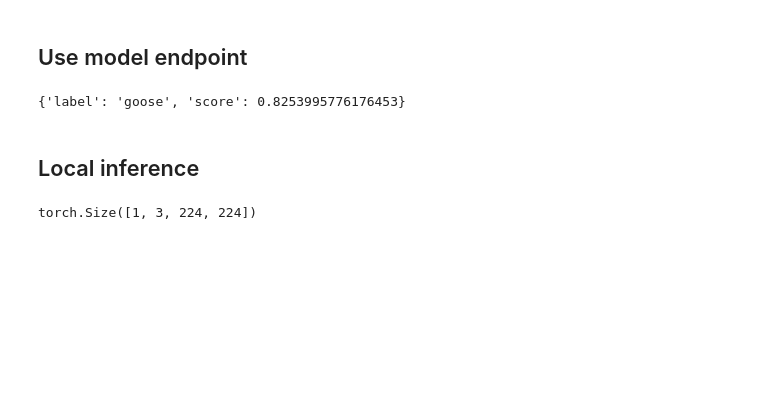
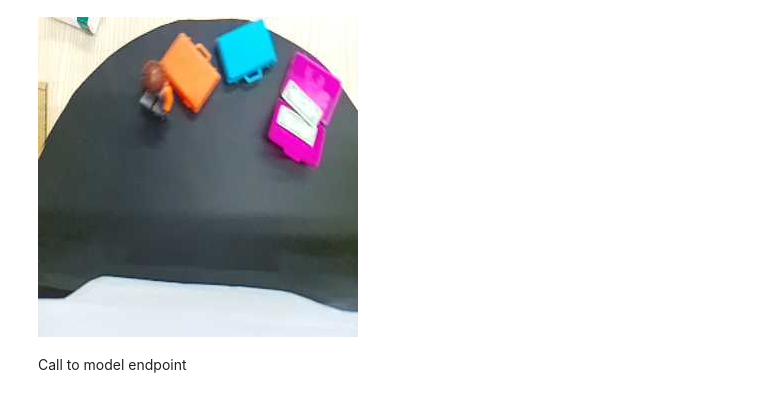
Before and after one commit to loomlike/pi-eye, a Jupyter notebook: notebooks/model_test.ipynb, the cells around one changed output. Cells and saved outputs as stored; diff of their text form; code cells hidden in the pictures; blank space fills up the shorter version.

```diff
--- a/notebooks/model_test.ipynb
+++ b/notebooks/model_test.ipynb
@@ -17,3 +0,0 @@ from pieye.labels import imagenet_labels
-# %%
-image = Image.open("test_image.jpg")
-image
@@ -22,14 +16,11 @@ image
+# %%
+image_path = "../../data/images/vid-20240917202450-1c7cfb49-41a6-4177-9c12-c23d3ce011b4.jpg"
+
+with open(image_path, "rb") as image:
+    b = bytearray(image.read())
+# %%
+Image.open(io.BytesIO(b))
+# %% [output]
+[figure, added]
 # %% [markdown]
-## Use model endpoint
+Call to model endpoint
-# %%
-import requests
-
-res = requests.post(
-    "http://localhost:5000/predict",
-    files={"image": open("test_image.jpg", "rb")}
-)
-res.json()
-# %% [output]
-{'label': 'goose', 'score': 0.8253995776176453}
-# %% [markdown]
-## Local inference
@@ -50,5 +26,0 @@ preprocess= transforms.Compose([
-# %%
-input_batch = preprocess(image).unsqueeze(0)
-input_batch.shape
-# %% [output]
-torch.Size([1, 3, 224, 224])
```
Also changed, not shown: parts of 12 cells of this notebook, 12 other files.
